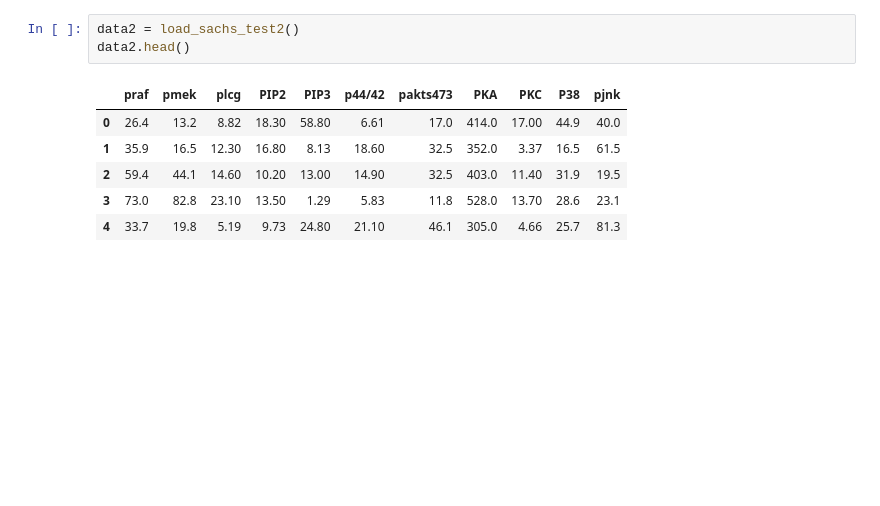
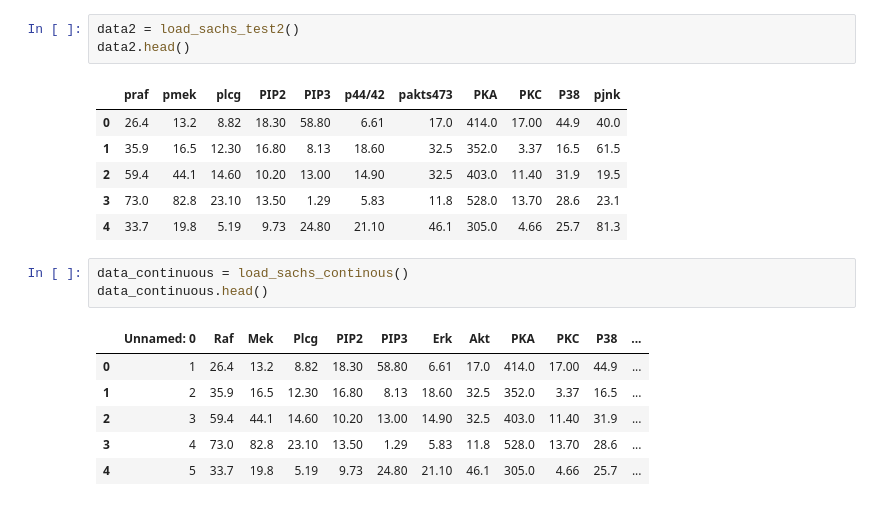
Before and after one commit to y0-causal-inference/eliater, a Jupyter notebook: notebooks/Case_study2_The_Tsignaling_pathway.ipynb, the cells around one changed output. Saved outputs shown, nothing was run; the diff lists cells and outputs as text; blank space fills up the shorter version.

```diff
--- a/notebooks/Case_study2_The_Tsignaling_pathway.ipynb
+++ b/notebooks/Case_study2_The_Tsignaling_pathway.ipynb
@@ -172,3 +172,13 @@ data2.head()
 | 2 | 59.4 | 44.1 | 14.60 | 10.20 | 13.00 | 14.90 | 32.5 | 403.0 | 11.40 | 31.9 | 19.5 |
 | 3 | 73.0 | 82.8 | 23.10 | 13.50 | 1.29 | 5.83 | 11.8 | 528.0 | 13.70 | 28.6 | 23.1 |
 | 4 | 33.7 | 19.8 | 5.19 | 9.73 | 24.80 | 21.10 | 46.1 | 305.0 | 4.66 | 25.7 | 81.3 |
+# %%
+data_continuous = load_sachs_continous()
+data_continuous.head()
+# %% [output]
+|  | Unnamed: 0 | Raf | Mek | Plcg | PIP2 | PIP3 | Erk | Akt | PKA | PKC | P38 | ... |
+| 0 | 1 | 26.4 | 13.2 | 8.82 | 18.30 | 58.80 | 6.61 | 17.0 | 414.0 | 17.00 | 44.9 | ... |
+| 1 | 2 | 35.9 | 16.5 | 12.30 | 16.80 | 8.13 | 18.60 | 32.5 | 352.0 | 3.37 | 16.5 | ... |
+| 2 | 3 | 59.4 | 44.1 | 14.60 | 10.20 | 13.00 | 14.90 | 32.5 | 403.0 | 11.40 | 31.9 | ... |
+| 3 | 4 | 73.0 | 82.8 | 23.10 | 13.50 | 1.29 | 5.83 | 11.8 | 528.0 | 13.70 | 28.6 | ... |
+| 4 | 5 | 33.7 | 19.8 | 5.19 | 9.73 | 24.80 | 21.10 | 46.1 | 305.0 | 4.66 | 25.7 | ... |
```
Also changed, not shown: parts of 1 cell of this notebook, 2 other files.
